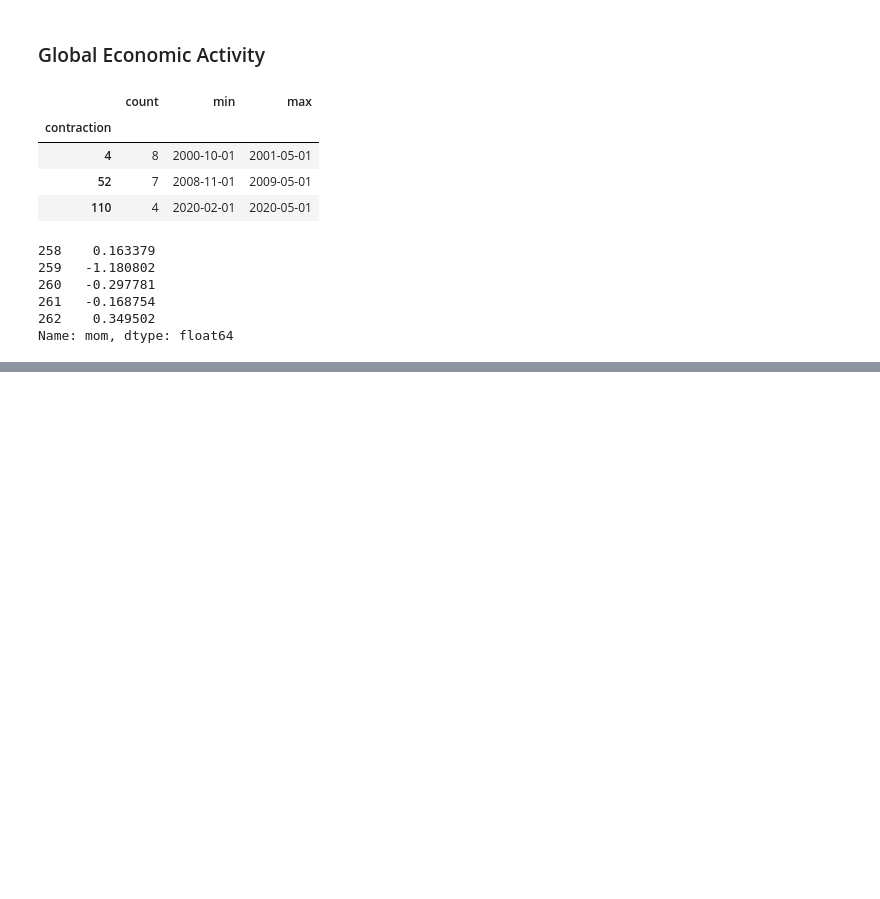
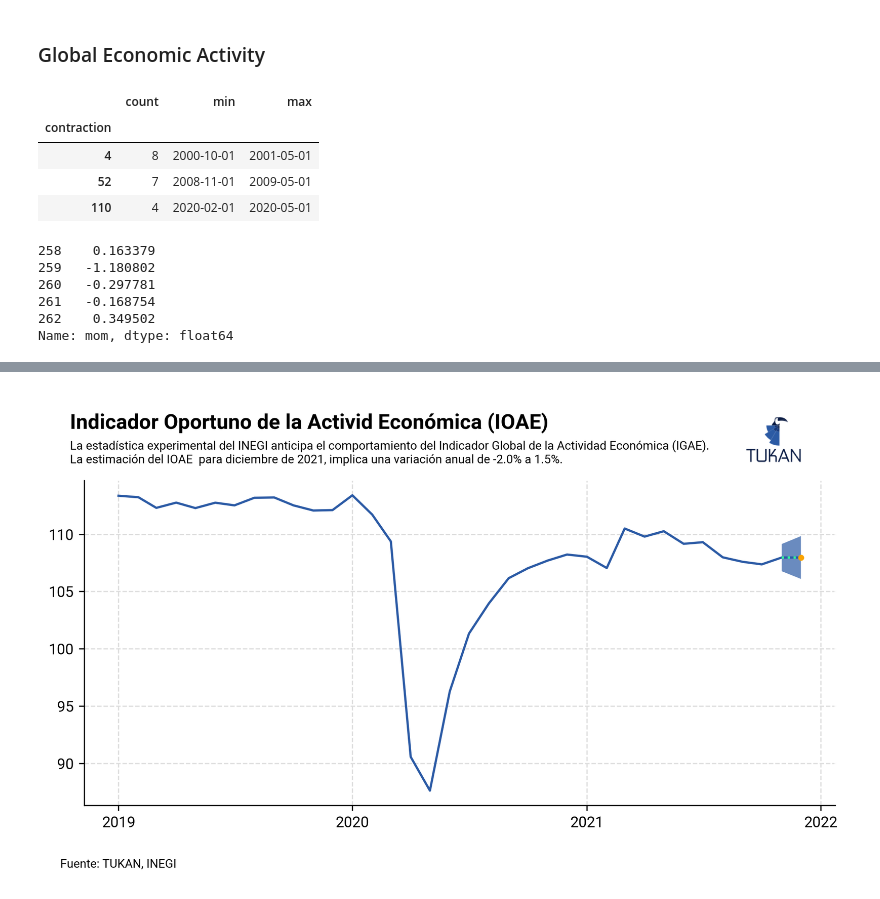
Before and after one commit to TukanMx/tukan_notebooks, a Jupyter notebook: social/social_media/igae/igae.ipynb, the cells around one changed output, grey strips where cells are left out. Drawn from its saved outputs; the diff is of its cells as text; code cells hidden in the pictures; blank space fills up the shorter version.

```diff
--- a/social/social_media/igae/igae.ipynb
+++ b/social/social_media/igae/igae.ipynb
@@ -154,0 +205,8 @@ plt.savefig(
+# %%
+ioae = pd.read_excel(xls,xls.sheet_names[3])
+ioae['Fecha'] = ioae['Fecha']+'/01'
+ioae['Fecha'] = pd.to_datetime(ioae['Fecha'], format='%Y/%m/%d')
+ioae['Índice IOAE'] = ioae['Índice IOAE'].fillna(ioae['Índice IGAE'])
+ioae.drop(columns='Índice IGAE', inplace=True)
+ioae.rename(columns={'Fecha':'date','Índice IOAE':'ioae','Límite superior IOAE':'superior_ioae','Límite inferior IOAE':'inferior_ioae'}, inplace=True)
+ioae
@@ -154,0 +227,11 @@ plt.savefig(
+# %%
+igae = df_global[['date','fa581e55c3b52cb']].copy()
+igae.rename(columns={'fa581e55c3b52cb':'igae'}, inplace=True)
+igae['var_igae'] = (igae['igae'] / igae['igae'].shift(12))-1
+# %%
+index_data = ioae.merge(igae, on='date', how='left')
+# index_data = index_data[index_data['date']>=ioae['date'].min()]
+index_data = index_data[index_data['date']>='2019-01-01']
+index_data['dif_igae_ioae'] = index_data['igae'] - index_data['ioae']
+index_data.reset_index(inplace=True, drop=True)
+index_data.tail(14)
@@ -154,0 +271,60 @@ plt.savefig(
+# %%
+fig = plt.figure(dpi=300, figsize=(9,4))
+ax = plt.subplot(111)
+
+ax.plot(index_data["date"], index_data["ioae"], zorder=3)
+ax.fill_between(index_data["date"], index_data["superior_ioae"], index_data["inferior_ioae"], alpha=0.7, zorder=2)
+ax.plot(index_data["date"].tail(2), index_data["ioae"].tail(2), zorder=3, linestyle=':')
+plt.plot(index_data["date"].tail(1), index_data["ioae"].tail(1), marker="o", markersize=3, zorder=3)
+
+ax.yaxis.set_major_formatter(ticker.StrMethodFormatter('{x:,.0f}'))
+
+# Add minor gridlines and format ticks
+ax.xaxis.set_major_locator(mdates.YearLocator(1))
+ax.xaxis.set_minor_locator(mdates.YearLocator(2))
+
+ax.grid(visible=True, which='minor', linestyle='--')
+
+igae_lag = index_data["igae"].iloc[-13]
+est_puntual = index_data["ioae"].iloc[-1]
+rango_superior = index_data["superior_ioae"].iloc[-1]
+rango_inferior = index_data["inferior_ioae"].iloc[-1]
+
+var_est= ((est_puntual/igae_lag)-1)*100
+var_sup= ((rango_superior/igae_lag)-1)*100
+var_inf= ((rango_inferior/igae_lag)-1)*100
+
+fig.text(
+    0.11,
+    1,
+    "Indicador Oportuno de la Activid Económica (IOAE)",
+    size=14,
+    weight = "bold"
+)
+
+fig.text(
+    0.11,
+    0.92,
+    'La estadística experimental del INEGI anticipa el comportamiento del Indicador Global de la Actividad Económica (IGAE).\nLa estimación del IOAE  para diciembre de 2021, implica una variación anual de '+str(var_inf.round(1))+'% a '+str(var_sup.round(1))+'%.',
+    size=8 #var_est.round(2)
+)
+# Add footer
+fig.text(0.1, -0.02, "Fuente: TUKAN, INEGI", fontsize=8)
+
+
+tukan_im = image.imread(module_path + "\\assets\\logo\\logo192.png")
+newax = fig.add_axes([0.72, .88, 0.16, 0.19], anchor="NE", zorder=1)
+newax.imshow(tukan_im)
+newax.axis("off")
+
+
+plt.savefig(
+    "plots/ioae_igae_ts_logo_white.png",
+    dpi=300,
+    bbox_inches="tight",
+    facecolor="white",
+    edgecolor="none",
+    transparent=False,
+)
+# %% [output]
+[figure, added]
```
Also changed, not shown: parts of 30 cells of this notebook, 1 other file.
